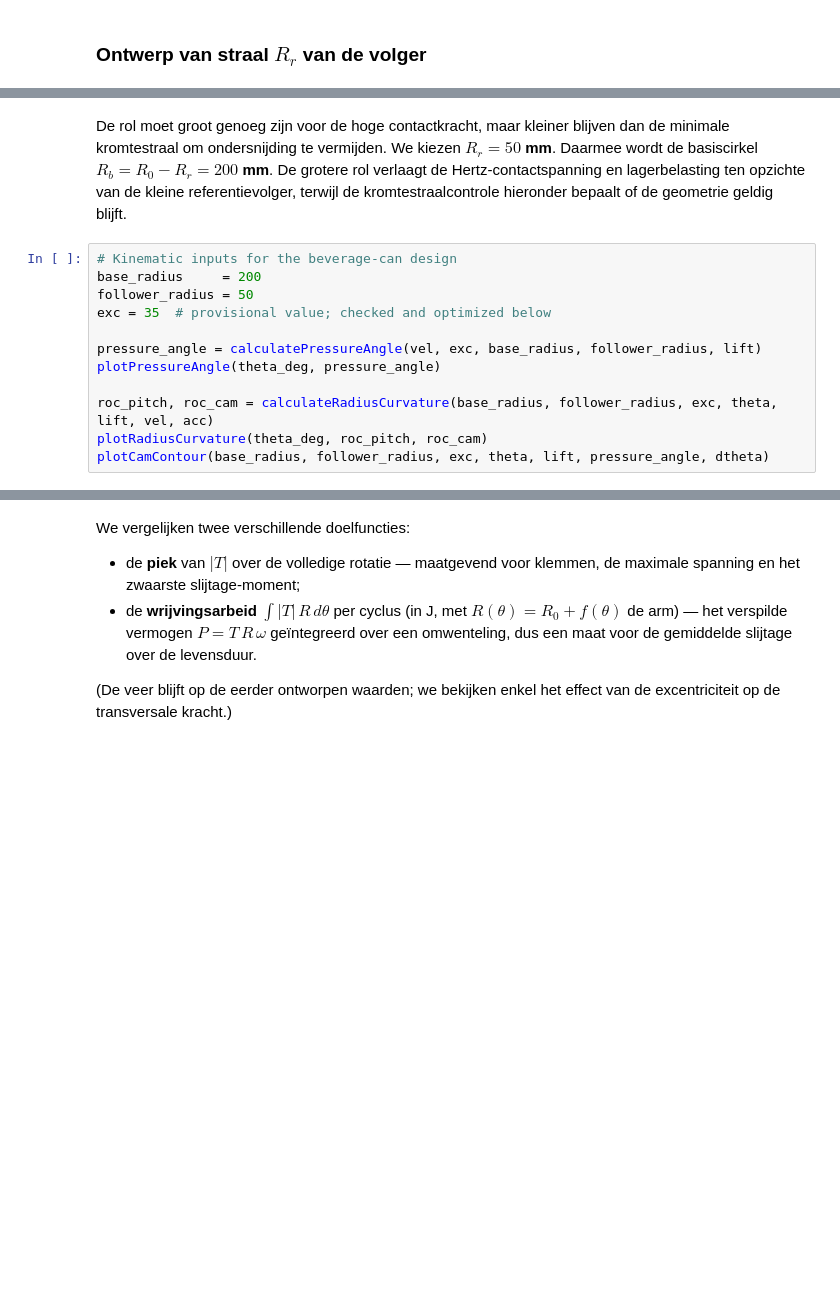
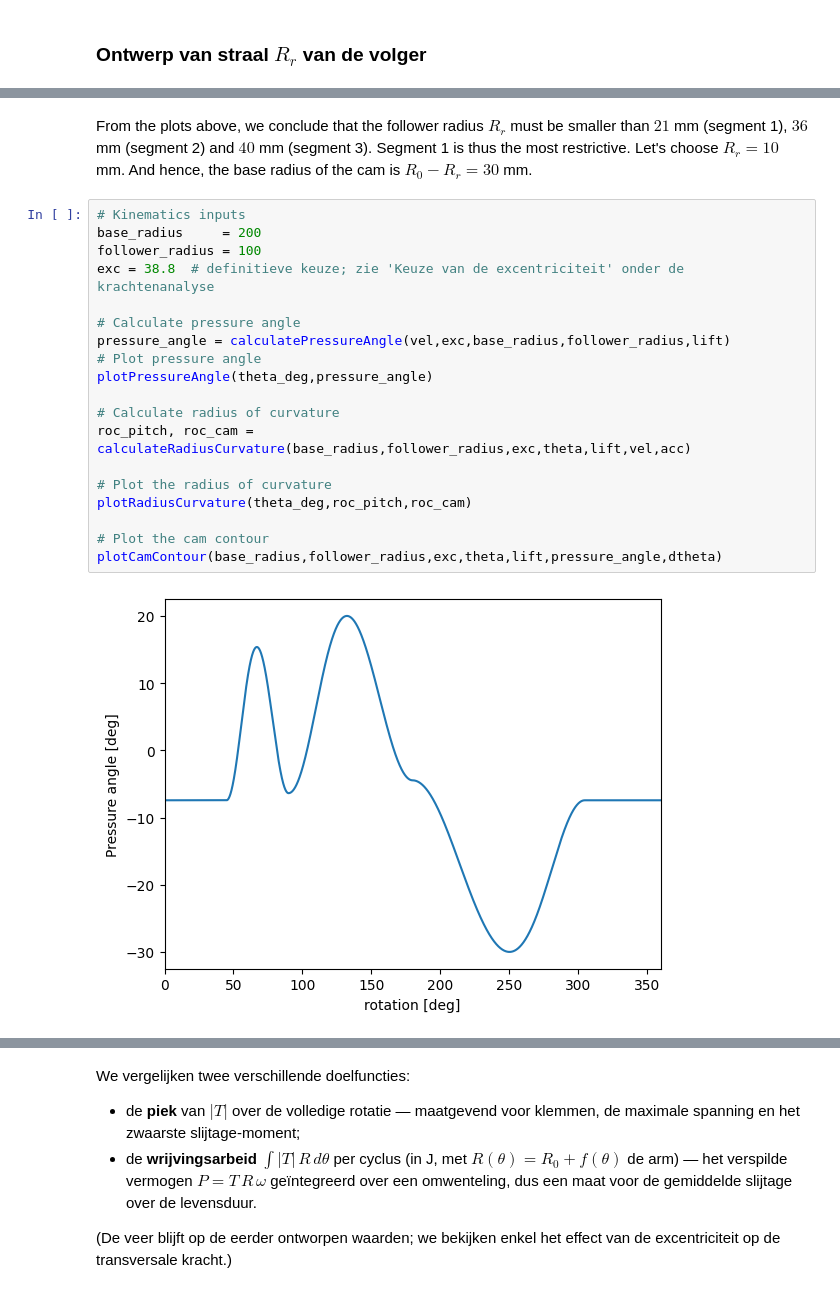
Before and after one commit to colincools/beweging, a Jupyter notebook: Nok/blikje.ipynb, the cells around one changed output, grey strips where cells are left out. Drawn from its saved outputs; the diff is of its cells as text; blank space fills up the shorter version.

```diff
--- a/Nok/blikje.ipynb
+++ b/Nok/blikje.ipynb
@@ -668,14 +721,23 @@ Kloomok_Muffley_follower_radius(R0,theta_seg3,startlift3,endlift3,motionlaw3)
 # %% [markdown]
-De rol moet groot genoeg zijn voor de hoge contactkracht, maar kleiner blijven dan de minimale kromtestraal om ondersnijding te vermijden. We kiezen **$R_r = 50$ mm**. Daarmee wordt de basiscirkel **$R_b = R_0-R_r = 200$ mm**. De grotere rol verlaagt de Hertz-contactspanning en lagerbelasting ten opzichte van de kleine referentievolger, terwijl de kromtestraalcontrole hieronder bepaalt of de geometrie geldig blijft.
+From the plots above, we conclude that the follower radius $R_r$ must be smaller than $21$ mm (segment 1), $36$ mm (segment 2) and $40$ mm (segment 3). Segment 1 is thus the most restrictive. Let's choose $R_r = 10$ mm. And hence, the base radius of the cam is $R_0 - R_r = 30$ mm.
 # %%
-# Kinematic inputs for the beverage-can design
+# Kinematics inputs
 base_radius     = 200
-follower_radius = 50
-exc = 35  # provisional value; checked and optimized below
+follower_radius = 100
+exc = 38.8  # definitieve keuze; zie 'Keuze van de excentriciteit' onder de krachtenanalyse
 
-pressure_angle = calculatePressureAngle(vel, exc, base_radius, follower_radius, lift)
-plotPressureAngle(theta_deg, pressure_angle)
+# Calculate pressure angle
+pressure_angle = calculatePressureAngle(vel,exc,base_radius,follower_radius,lift)
+# Plot pressure angle
+plotPressureAngle(theta_deg,pressure_angle)
 
-roc_pitch, roc_cam = calculateRadiusCurvature(base_radius, follower_radius, exc, theta, lift, vel, acc)
-plotRadiusCurvature(theta_deg, roc_pitch, roc_cam)
-plotCamContour(base_radius, follower_radius, exc, theta, lift, pressure_angle, dtheta)
+# Calculate radius of curvature
+roc_pitch, roc_cam = calculateRadiusCurvature(base_radius,follower_radius,exc,theta,lift,vel,acc)
+
+# Plot the radius of curvature
+plotRadiusCurvature(theta_deg,roc_pitch,roc_cam)
+
+# Plot the cam contour
+plotCamContour(base_radius,follower_radius,exc,theta,lift,pressure_angle,dtheta)
+# %% [output]
+[figure, added]
```
Also changed, not shown: parts of 40 cells of this notebook, 12 other files.
